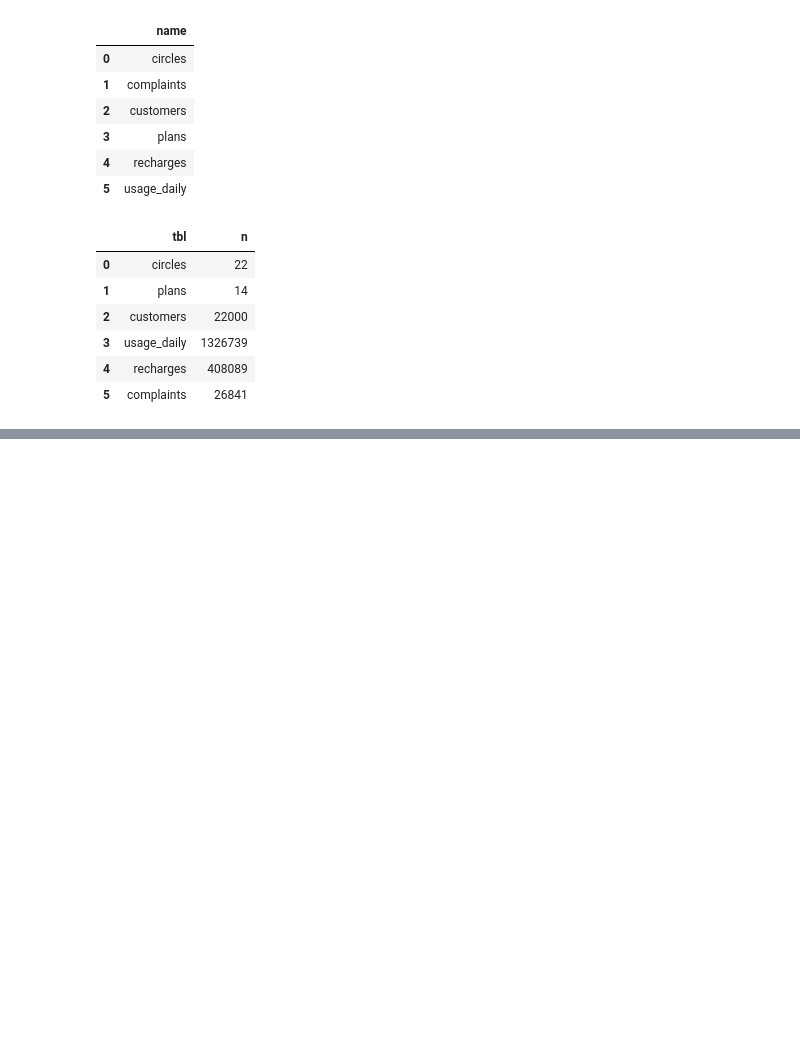
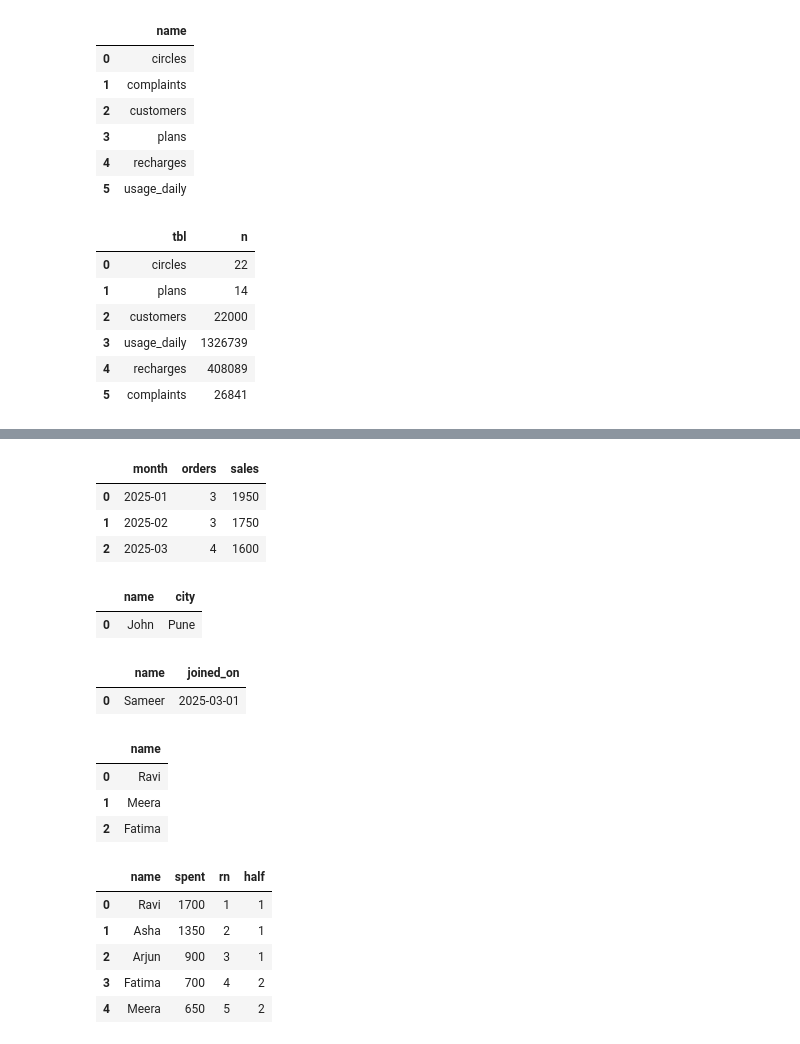
Before and after one commit to mhdfaizgit/Airtel_Telecom_Analysis, a Jupyter notebook: notebook/verify_handover.ipynb, the cells around one changed output, grey strips where cells are left out. Cells and saved outputs as stored; diff of their text form; code cells hidden in the pictures; blank space fills up the shorter version.

```diff
--- a/notebook/verify_handover.ipynb
+++ b/notebook/verify_handover.ipynb
@@ -36,0 +138,78 @@ UNION ALL SELECT 'complaints',  COUNT(*) FROM complaints; -- 26,841;""")
+# %%
+# how many orders and how much sales in each in each month?
+# month ,order, sales
+# shop_orders
+
+pq("""SELECT strftime('%Y-%m', order_date) AS month,
+       COUNT(*)    AS orders,
+       SUM(amount) AS sales
+FROM   shop_orders
+GROUP  BY month ORDER BY month; """)
+# %% [output]
+|  | month | orders | sales |
+| 0 | 2025-01 | 3 | 1950 |
+| 1 | 2025-02 | 3 | 1750 |
+| 2 | 2025-03 | 4 | 1600 |
+# %%
+pq("""
+select
+c.name,c.city
+from shop_customers c
+left join shop_orders o
+on o.customer_id = c.customer_id
+where o.customer_id is null
+;
+""")
+# %% [output]
+|  | name | city |
+| 0 | John | Pune |
+# %%
+# which members have never borrowed a Book?
+
+pq("""
+select
+m.name,m.joined_on
+from members  m
+left join loans l
+on l.member_id = m.member_id
+where l.member_id is null
+;""")
+# %% [output]
+|  | name | joined_on |
+| 0 | Sameer | 2025-03-01 |
+# %%
+#which customers placed at least one order on after 1st March 2025?
+
+pq("""
+SELECT c.name
+from shop_customers as c
+where EXISTS(SELECT 1 FROM shop_orders AS o
+WHERE o.customer_id = c.customer_id
+AND o.order_date >= '2025-03-01');
+""")
+# %% [output]
+|  | name |
+| 0 | Ravi |
+| 1 | Meera |
+| 2 | Fatima |
+# %%
+#split the customers who bought anthing into a
+#top half and a bottom half by how much they spent
+
+pq("""with s as (SELECT customer_id, SUM(amount) AS spent
+   FROM shop_orders Group by customer_id)
+select c.name, s.spent,
+        ROW_NUMBER() OVER (ORDER BY s.spent DESC)
+          AS rn,
+        NTILE(2) over (ORDER BY s.spent DESC)
+        AS half
+FROM s JOIN shop_customers c
+    ON c.customer_id = s.customer_id
+ORDER BY s.spent DESC;""")
+# %% [output]
+|  | name | spent | rn | half |
+| 0 | Ravi | 1700 | 1 | 1 |
+| 1 | Asha | 1350 | 2 | 1 |
+| 2 | Arjun | 900 | 3 | 1 |
+| 3 | Fatima | 700 | 4 | 2 |
+| 4 | Meera | 650 | 5 | 2 |
```
Also changed, not shown: parts of 16 cells of this notebook, 4 other files.
